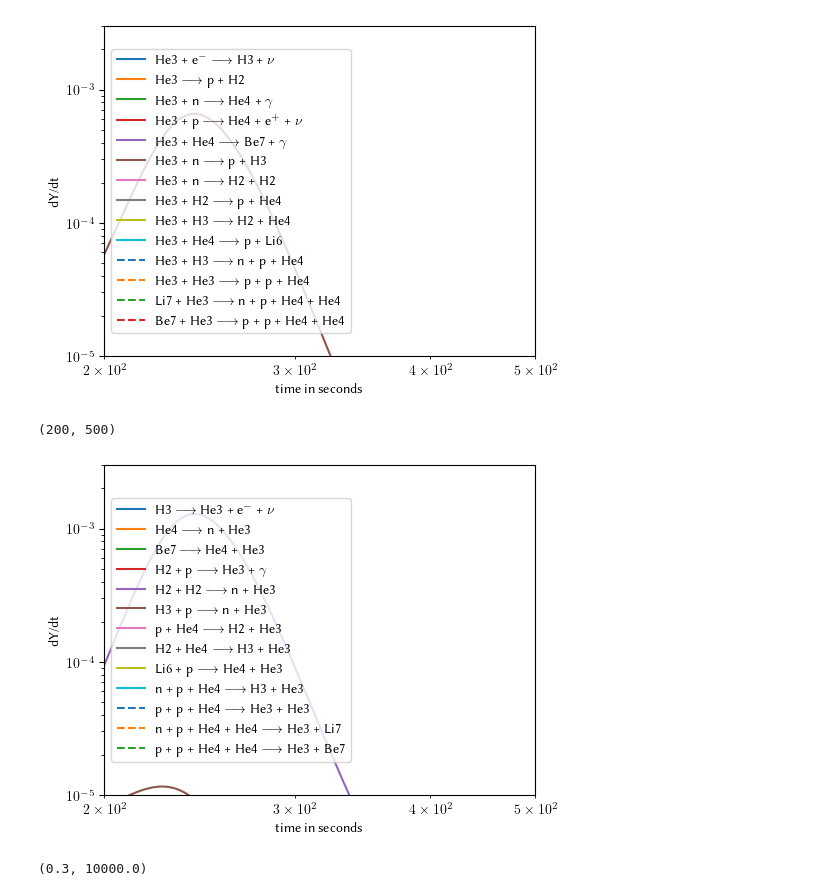
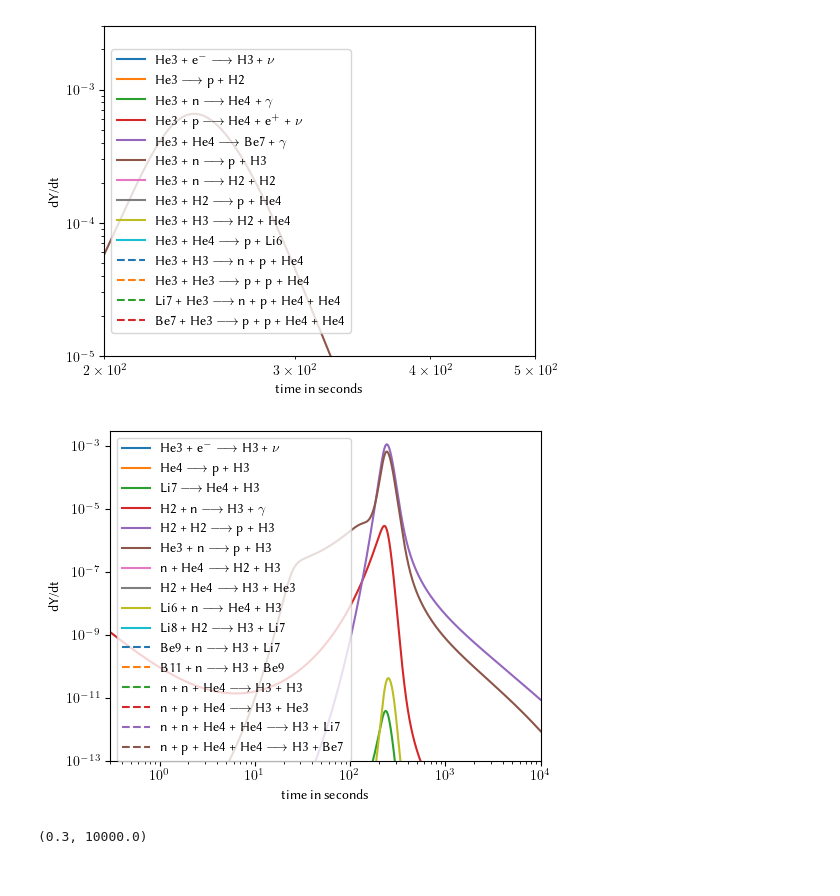
Before and after one commit to hansbdein/Speciale, a Jupyter notebook: CacheBackground.ipynb, the cells around one changed output. Drawn from its saved outputs; the diff is of its cells as text; code cells hidden in the pictures.

```diff
--- a/CacheBackground.ipynb
+++ b/CacheBackground.ipynb
@@ -1014,24 +1014,23 @@ plt.xlim(200,500)
 # %%
 fig, axes = plt.subplots(1, 1, figsize=(width, 4))
 
 fig.subplots_adjust(wspace=0.2, hspace=0.05, left=0.13, right=0.975, bottom=0.125, top=0.95)
 
-for ii,rate in enumerate(He3rates):
+for ii,rate in enumerate(H3rates):
     #print(rate)
     plt.plot(soltime/timeunit,[ratevalue(rate,i) for i in range(len(soltime))],line[ii],color=colors[ii],label=u2latex.unicode_to_latex(rate))
 
 
-plt.legend(loc='center left')
+plt.legend(loc='upper left')
 plt.xscale('log')
 plt.xlabel('time in seconds')
 plt.ylabel('dY/dt')
 plt.yscale('log')
-plt.ylim(1e-5,3e-3)
-plt.xlim(200,500)
-#fig.savefig('TeX/figures/app/He3create.pdf')
+plt.ylim(1e-13,3e-3)
+plt.xlim(0.3,1e4)
+#fig.savefig('TeX/figures/app/H3create.pdf')
 # %% [output]
-(200, 500)
-[figure, old version]
+[figure, new version]
 # %%
 fig, axes = plt.subplots(1, 1, figsize=(width, 4))
 
```
Also changed, not shown: parts of 2 cells of this notebook, 26 other files.
